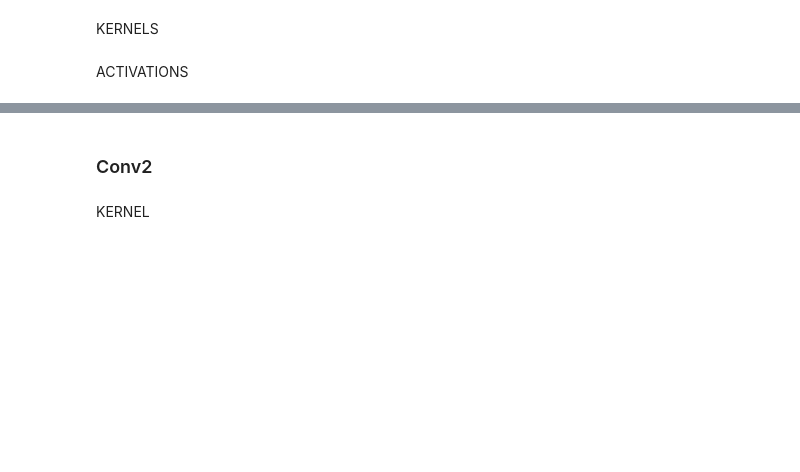
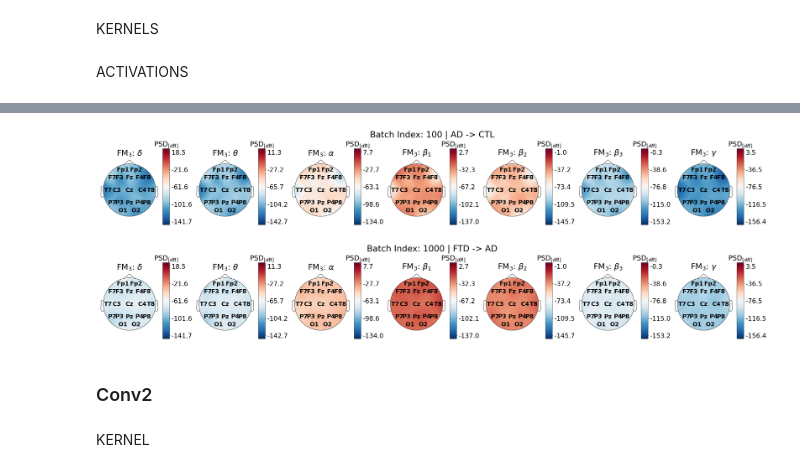
Before and after one commit to MedMaxLab/shallownetXAI, a Jupyter notebook: ModelVisualization.ipynb, the cells around one changed output, grey strips where cells are left out. Drawn from its saved outputs; the diff is of its cells as text; code cells hidden in the pictures; blank space fills up the shorter version.

```diff
--- a/ModelVisualization.ipynb
+++ b/ModelVisualization.ipynb
@@ -497,22 +574,25 @@ for batch_ID in batch_IDs:
 # %%
 batch_IDs = [100, 1000]
 FM_ID     = [3] #None (all FM) or a number 0 or list [0], [2,4]
 
 spec_dict = eegvislib.get_spec_dict(spec_dict_keys, spec_dict_bands)
 spec_dict['figdim']   = [5,5]
 spec_dict['font']     = 30
 spec_dict['cbartick'] = 5
 spec_dict['contours'] = 0
 spec_dict['lognorm']  = '10log10'
 spec_dict['vlim']     = 'band' # 'all' or 'band' or 'batchID'
 spec_dict['cmap']     = 'RdBu_r'
 spec_dict['figname']  = 'firstLayerActivationsPSD'
 
 for batch_ID in batch_IDs:
-    fig = eegvislib.temporalFM_PSDv2(input_window_normalized,
-                                     Mdl, layer,
-                                     spec_dict, inout_labels,
-                                     batch_ID, FM_ID)
+    fig = eegvislib.scalpPSD_band(input_window_normalized,
+                                  Mdl, layer,
+                                  spec_dict, inout_labels,
+                                  batch_ID, FM_ID)
     if save_img:
         fig.savefig(imgPath + spec_dict['figname'] + f'_batch{batch_ID}'+ f'_split{outFold}_{inFold}' + imgs_format,
                     transparent=False, bbox_inches='tight')
+# %% [output]
+[figure, added]
+[figure, added]
```
Also changed, not shown: parts of 15 cells of this notebook, 1 other file.
